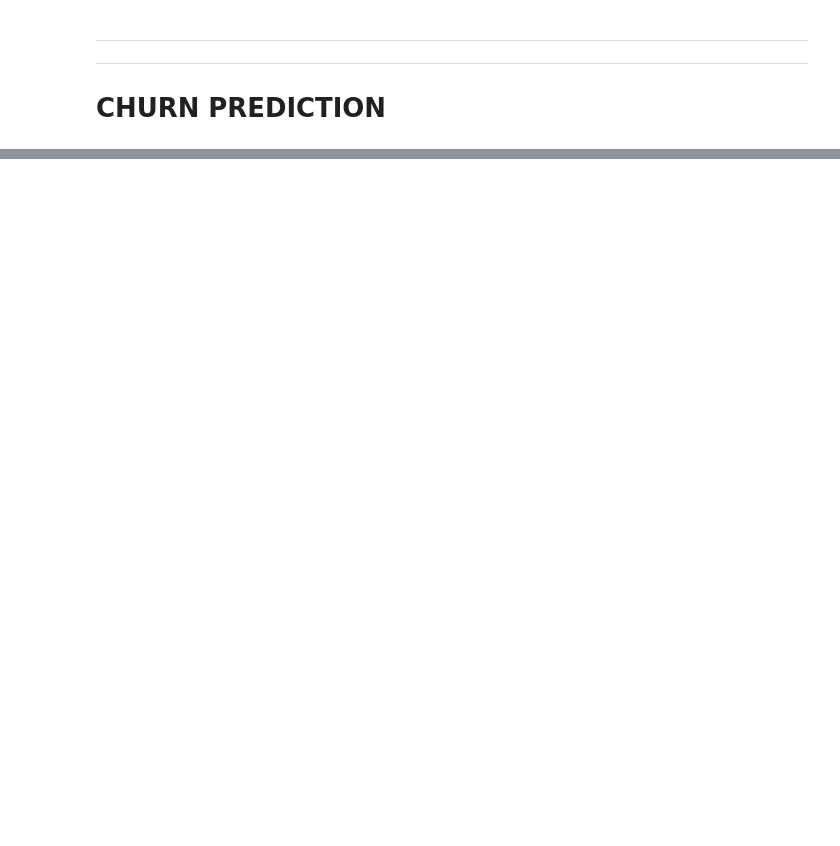
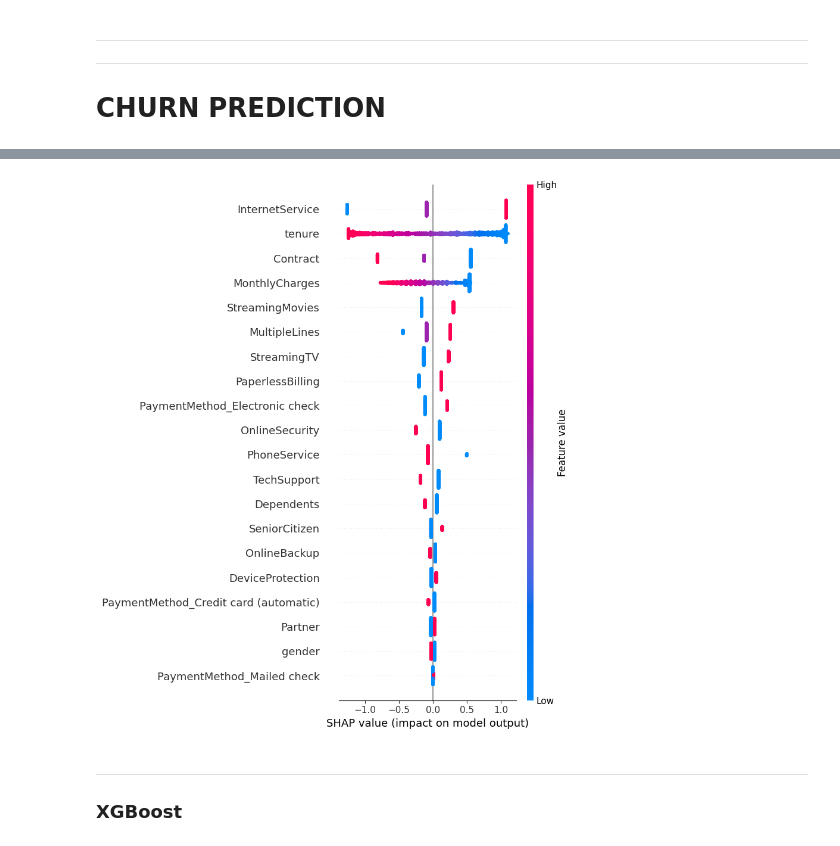
Before and after one commit to stefanofranzini/customer-analytics, a Jupyter notebook: 02-customer-churn-prediction/00_churn-analysis.ipynb, the cells around one changed output, grey strips where cells are left out. Cells and saved outputs as stored; diff of their text form; code cells hidden in the pictures; blank space fills up the shorter version.

```diff
--- a/02-customer-churn-prediction/00_churn-analysis.ipynb
+++ b/02-customer-churn-prediction/00_churn-analysis.ipynb
@@ -305,3 +332,8 @@ plt.show()
 ---
 
 # CHURN PREDICTION
+# %%
+X = features.drop(['Churn','cluster','cluster_name'],axis=1)
+y = features['Churn']
+# %%
+X_train, X_test, y_train, y_test = train_test_split(X, y, test_size=0.2, random_state=42)
@@ -307,0 +344,8 @@ plt.show()
+# %%
+lr = LogisticRegression(max_iter=1000)
+lr.fit(X_train, y_train)
+y_pred = lr.predict(X_test)
+
+# Evaluate
+print(classification_report(y_test, y_pred))
+print("AUC-ROC:", roc_auc_score(y_test, lr.predict_proba(X_test)[:, 1]))
@@ -307,0 +363,11 @@ plt.show()
+# %%
+explainer = shap.Explainer(lr, X_train)
+shap_values = explainer(X_test)
+# %%
+shap.summary_plot(shap_values, X_test)
+# %% [output]
+[figure, added]
+# %% [markdown]
+---
+
+### XGBoost
```
Also changed, not shown: parts of 24 cells of this notebook, 10 other files.
